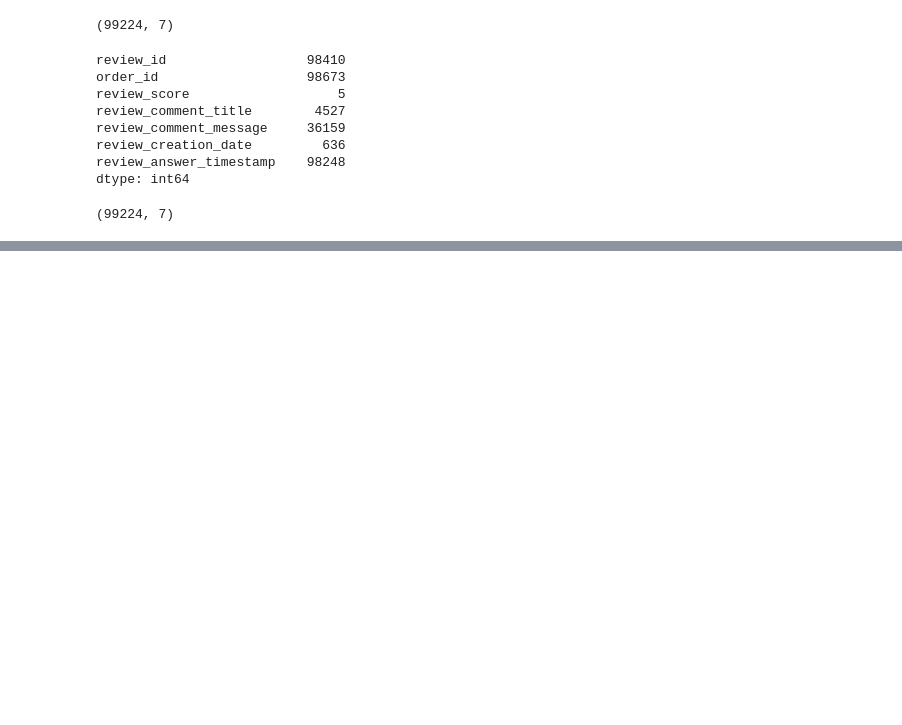
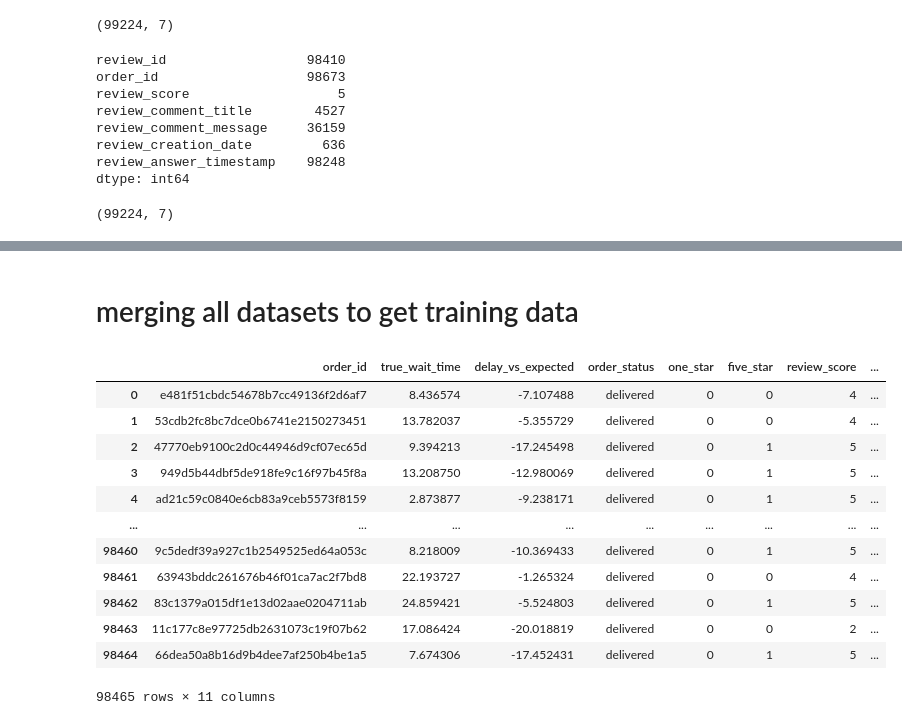
Before and after one commit to 1985shree/olist, a Jupyter notebook: notebooks/note4_reviews_and_sellers.ipynb, the cells around one changed output, grey strips where cells are left out. Saved outputs shown, nothing was run; the diff lists cells and outputs as text; code cells hidden in the pictures; blank space fills up the shorter version.

Commit message:
dataframes merged

```diff
--- a/notebooks/note4_reviews_and_sellers.ipynb
+++ b/notebooks/note4_reviews_and_sellers.ipynb
@@ -122,0 +147,2 @@ reviews['review_'] = reviews['review_score'].apply(lambda x: 1 if x == 5 else 0)
+# %%
+order_items = olist.get_data()['order_items']
@@ -122,0 +155,26 @@ reviews['review_'] = reviews['review_score'].apply(lambda x: 1 if x == 5 else 0)
+# %%
+order_items = order_items.groupby('order_id')['seller_id', 'product_id', 'price', 'freight_value']\
+.agg({'price' : 'sum', 'freight_value':'sum','seller_id': 'count', 'product_id': 'count'})\
+.rename(columns = {'seller_id': 'number_of_sellers', 'product_id': 'number_of_products'})
+# %%
+order_items = order_items.reset_index()
+# %% [markdown]
+# merging all datasets to get training data
+# %%
+order[['order_id', 'true_wait_time', 'delay_vs_expected', 'order_status']]\
+.merge(reviews[['order_id', 'one_star', 'five_star', 'review_score']], on = 'order_id')\
+.merge(order_items[['order_id', 'number_of_products', 'number_of_sellers', 'price', 'freight_value']], on = 'order_id')
+# %% [output]
+|  | order_id | true_wait_time | delay_vs_expected | order_status | one_star | five_star | review_score | ... |
+| 0 | e481f51cbdc54678b7cc49136f2d6af7 | 8.436574 | -7.107488 | delivered | 0 | 0 | 4 | ... |
+| 1 | 53cdb2fc8bc7dce0b6741e2150273451 | 13.782037 | -5.355729 | delivered | 0 | 0 | 4 | ... |
+| 2 | 47770eb9100c2d0c44946d9cf07ec65d | 9.394213 | -17.245498 | delivered | 0 | 1 | 5 | ... |
+| 3 | 949d5b44dbf5de918fe9c16f97b45f8a | 13.208750 | -12.980069 | delivered | 0 | 1 | 5 | ... |
+| 4 | ad21c59c0840e6cb83a9ceb5573f8159 | 2.873877 | -9.238171 | delivered | 0 | 1 | 5 | ... |
+| ... | ... | ... | ... | ... | ... | ... | ... | ... |
+| 98460 | 9c5dedf39a927c1b2549525ed64a053c | 8.218009 | -10.369433 | delivered | 0 | 1 | 5 | ... |
+| 98461 | 63943bddc261676b46f01ca7ac2f7bd8 | 22.193727 | -1.265324 | delivered | 0 | 0 | 4 | ... |
+| 98462 | 83c1379a015df1e13d02aae0204711ab | 24.859421 | -5.524803 | delivered | 0 | 1 | 5 | ... |
+| 98463 | 11c177c8e97725db2631073c19f07b62 | 17.086424 | -20.018819 | delivered | 0 | 0 | 2 | ... |
+| 98464 | 66dea50a8b16d9b4dee7af250b4be1a5 | 7.674306 | -17.452431 | delivered | 0 | 1 | 5 | ... |
+98465 rows × 11 columns
```
Also changed, not shown: parts of 7 cells of this notebook.
